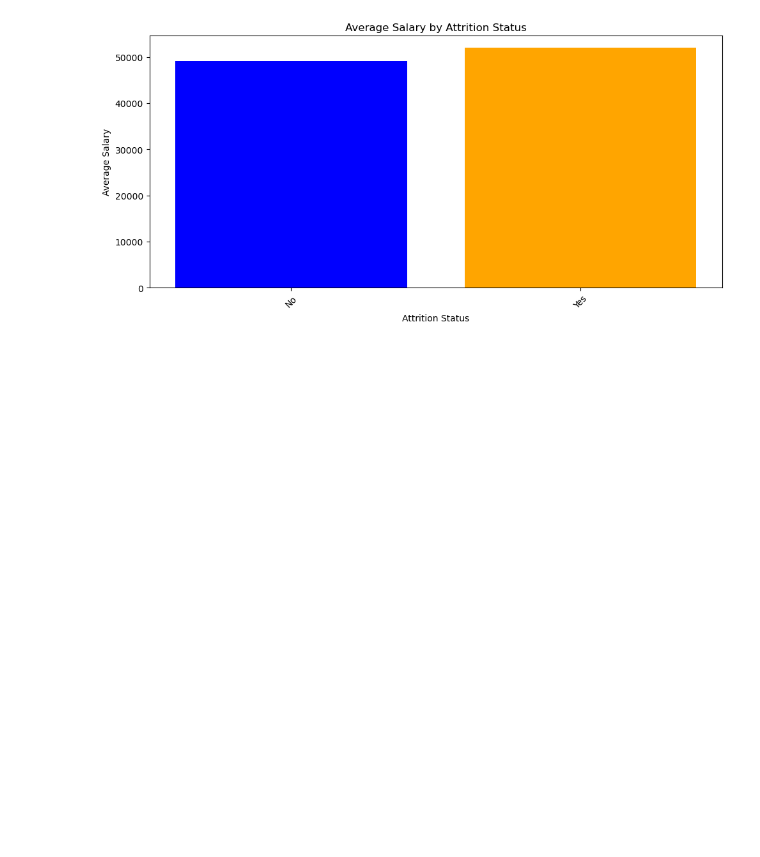
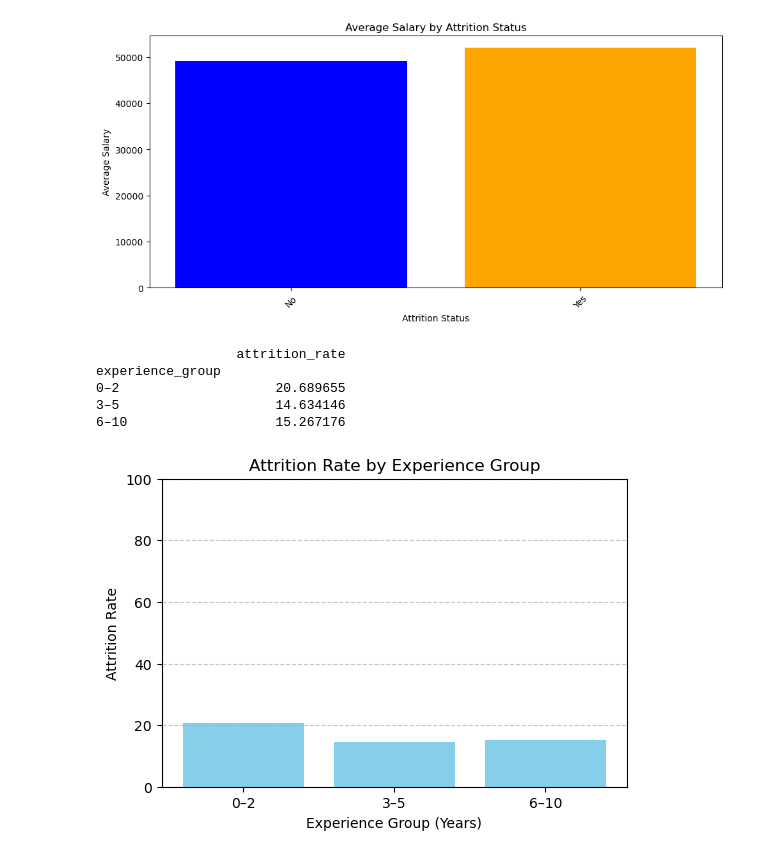
Before and after one commit to Jpatipan/hr-analytics, a Jupyter notebook: notebooks/analysis_attrition.ipynb, the cells around one changed output. Saved outputs shown, nothing was run; the diff lists cells and outputs as text; code cells hidden in the pictures; blank space fills up the shorter version.

Commit message:
add analyst attrition by work experience

```diff
--- a/notebooks/analysis_attrition.ipynb
+++ b/notebooks/analysis_attrition.ipynb
@@ -202,3 +202,35 @@ plt.show()
 #       อาจสะท้อนว่า:
 #           คนเก่ง/ประสบการณ์สูงลาออกไปหางานที่ดีกว่า
 #           เงินเดือนไม่ใช่ปัจจัยหลักในการอยู่ต่อ อาจมีปัจจัยอื่นเช่น ความพึงพอใจ การเติบโต ฯลฯ
+# %%
+# สร้างกลุ่มปีเป็นช่วง
+bins = [0, 2, 5, 10]
+labels = ['0–2', '3–5', '6–10']
+data_attrition['experience_group'] = pd.cut(data_attrition['work_experience'], bins=bins, labels=labels, include_lowest=True)
+
+# คำนวณอัตราการลาออกในแต่ละช่วง
+grouped = data_attrition.groupby('experience_group', observed=False)['left'].agg(['count', 'sum'])
+grouped['attrition_rate'] = grouped['sum'] / grouped['count'] * 100
+
+# แสดงผลลัพธ์
+print(grouped[['attrition_rate']])
+# %% [output]
+                  attrition_rate
+experience_group
+0–2                    20.689655
+3–5                    14.634146
+6–10                   15.267176
+# %%
+import matplotlib.pyplot as plt
+
+# สร้างกราฟ
+plt.figure(figsize=(6, 4))
+plt.bar(grouped.index, grouped['attrition_rate'], color='skyblue')
+plt.title('Attrition Rate by Experience Group')
+plt.xlabel('Experience Group (Years)')
+plt.ylabel('Attrition Rate')
+plt.ylim(0, 100)
+plt.grid(axis='y', linestyle='--', alpha=0.7)
+plt.show()
+# %% [output]
+[figure, added]
```
Also changed, not shown: 1 other file.
